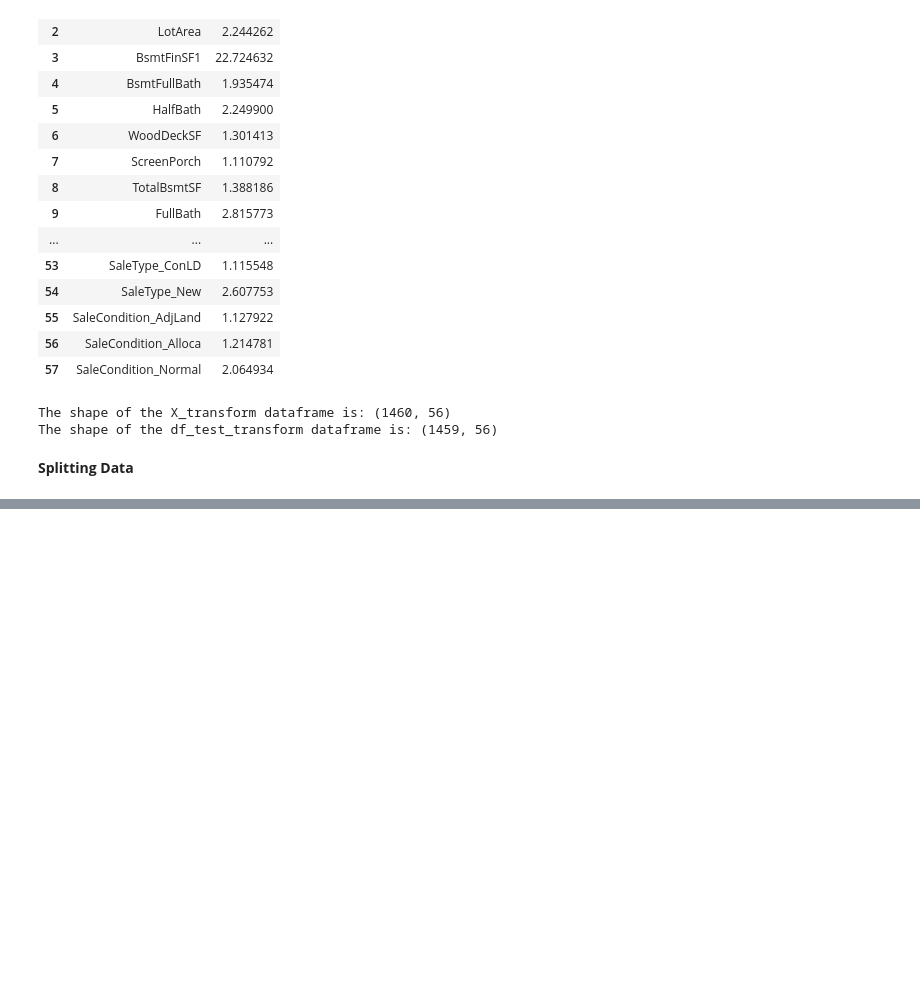
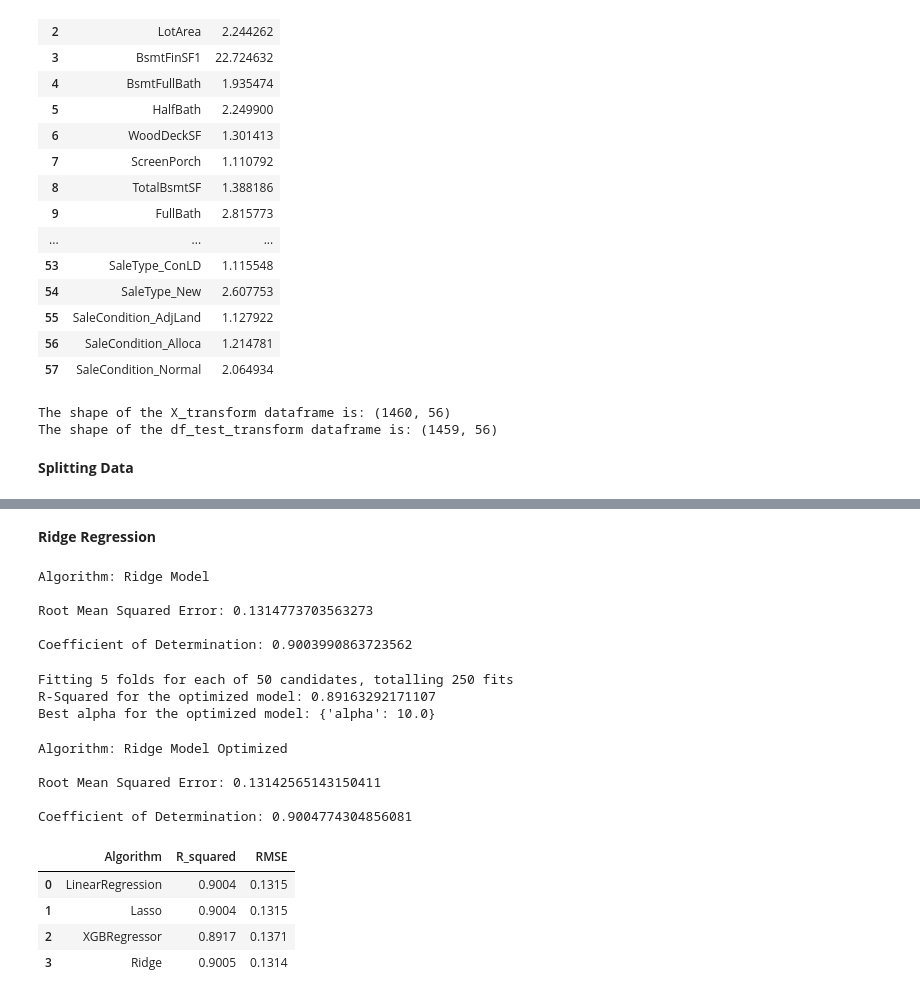
Before and after one commit to gowriks12/Kaggle-competition, a Jupyter notebook: house-price-prediction.ipynb, the cells around one changed output, grey strips where cells are left out. Drawn from its saved outputs; the diff is of its cells as text; code cells hidden in the pictures; blank space fills up the shorter version.

```diff
--- a/house-price-prediction.ipynb
+++ b/house-price-prediction.ipynb
@@ -946,0 +1196,60 @@ X_train, X_test, y_train, y_test = train_test_split(X_transform, y,\
+# %% [markdown]
+**Ridge Regression**
+# %%
+# Importing Ridge regression library
+from sklearn.linear_model import Ridge
+# Initiaiting lasso regression model
+ridge_model = Ridge(alpha=0.001)
+ridge_model.fit(X_train, y_train)
+y_preds_ridge = ridge_model.predict(X_test)
+model_performance("Ridge Model", y_test, y_preds_ridge)
+# %% [output]
+Algorithm: Ridge Model
+
+Root Mean Squared Error: 0.1314773703563273
+
+Coefficient of Determination: 0.9003990863723562
+# %%
+# Tuning the ridge model
+# Choosing from different values of alphas
+alphas = list(np.logspace(-5, 1, 50))
+params = {'alpha': alphas}
+ridge_grid = GridSearchCV(Ridge(), params, scoring='r2', verbose=1)
+
+ridge_grid.fit(X_train, y_train)
+
+print(f'R-Squared for the optimized model: {ridge_grid.best_score_}')
+print(f'Best alpha for the optimized model: {ridge_grid.best_params_}')
+# %% [output]
+Fitting 5 folds for each of 50 candidates, totalling 250 fits
+R-Squared for the optimized model: 0.89163292171107
+Best alpha for the optimized model: {'alpha': 10.0}
+# %%
+# Building optimized Ridge Model
+ridge_model_tune = Ridge(alpha = ridge_grid.best_params_['alpha'])
+ridge_model_tune.fit(X_train, y_train)
+y_preds_ridge_tune = ridge_model_tune.predict(X_test)
+model_performance("Ridge Model Optimized", y_test, y_preds_ridge_tune)
+# %% [output]
+Algorithm: Ridge Model Optimized
+
+Root Mean Squared Error: 0.13142565143150411
+
+Coefficient of Determination: 0.9004774304856081
+# %%
+# Adding the results of the Ridge model
+algorithms.append(ridge_model_tune.__class__.__name__)
+R_squared.append(round(r2_score(y_test, y_preds_ridge_tune),4))
+RMSE.append(round(np.sqrt(mean_squared_error(y_test, y_preds_ridge_tune)),4))
+# %%
+# Demonstrating final results for each model
+final_results = pd.DataFrame({'Algorithm': algorithms,\
+                            'R_squared': R_squared,\
+                            'RMSE': RMSE})
+final_results
+# %% [output]
+|  | Algorithm | R_squared | RMSE |
+| 0 | LinearRegression | 0.9004 | 0.1315 |
+| 1 | Lasso | 0.9004 | 0.1315 |
+| 2 | XGBRegressor | 0.8917 | 0.1371 |
+| 3 | Ridge | 0.9005 | 0.1314 |
```
Also changed, not shown: parts of 24 cells of this notebook.
